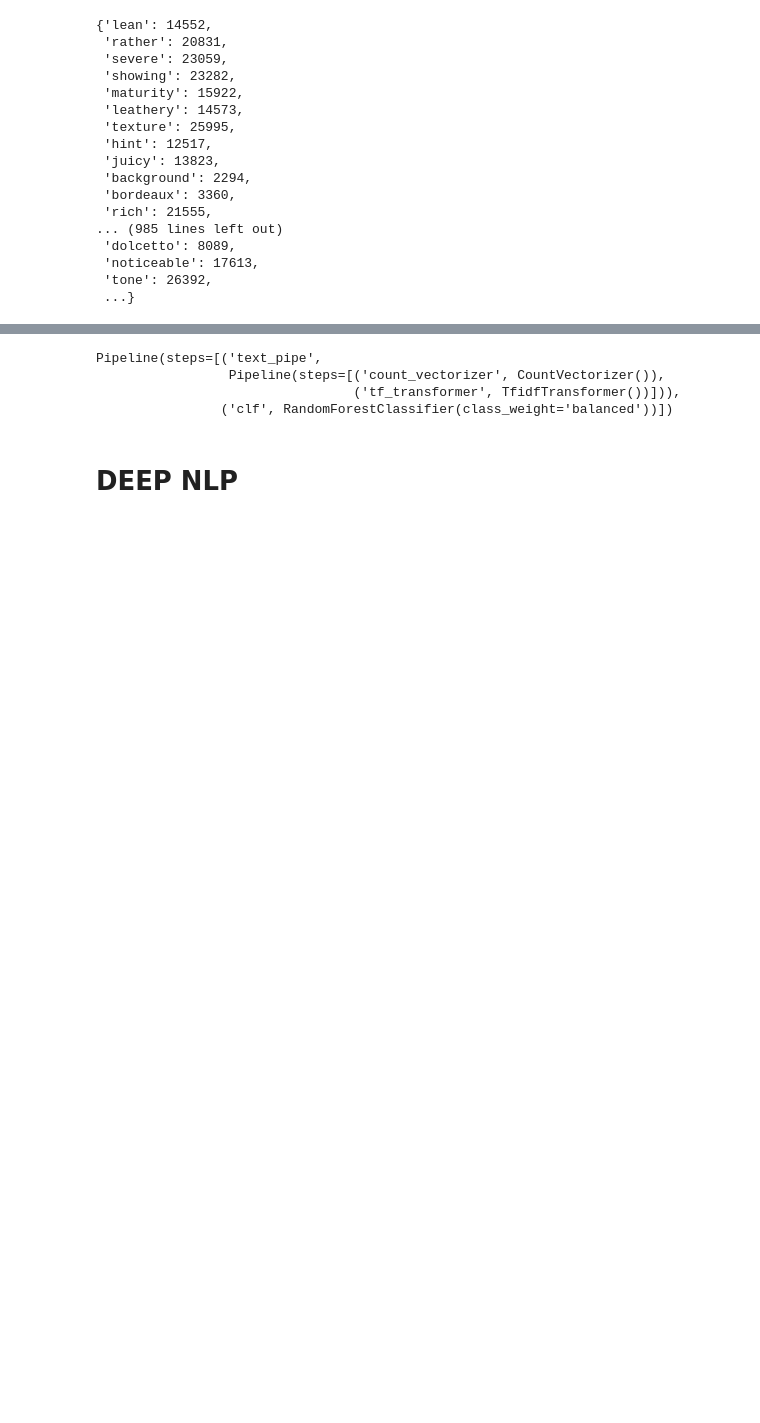
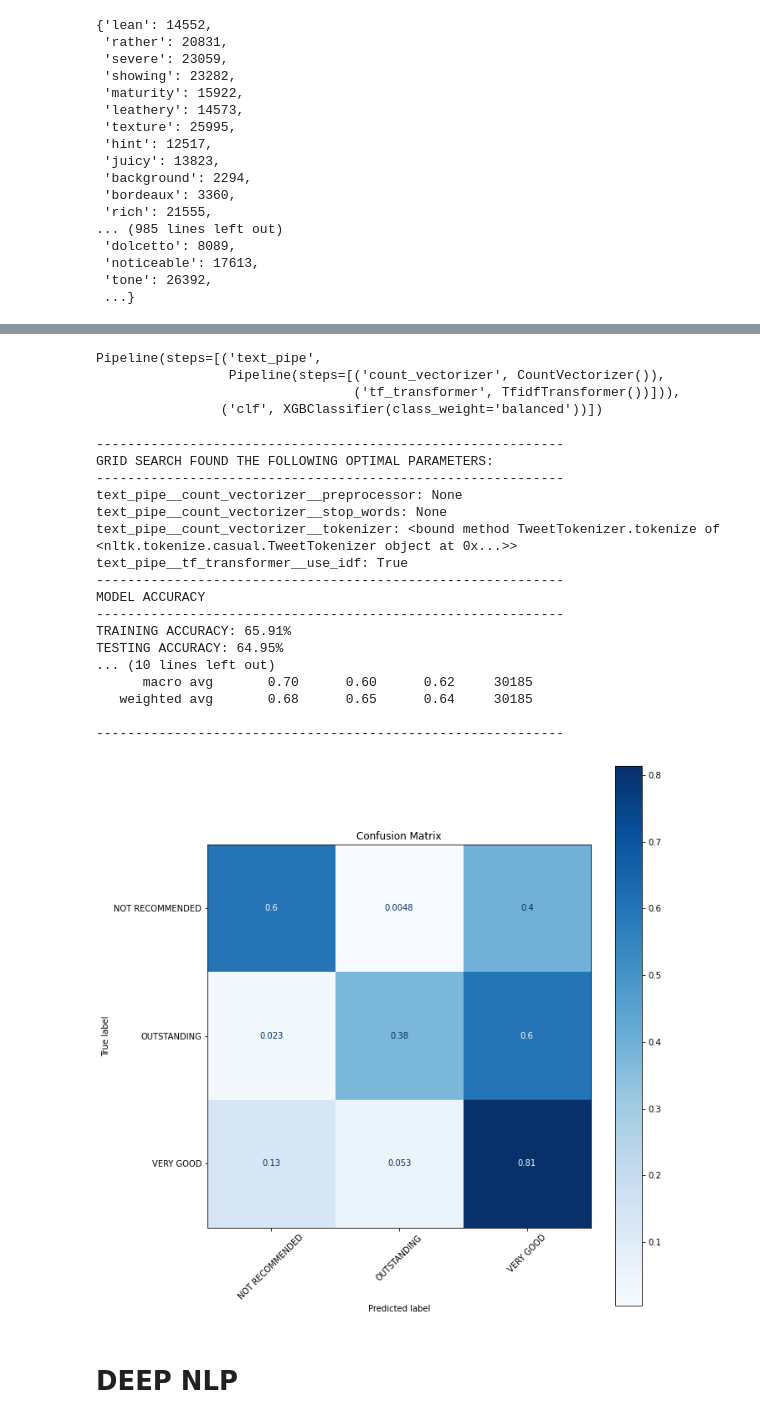
Before and after one commit to gabrieljarosi/dsc-mod-4-project-v2-1-onl01-dtsc-pt-052620, a Jupyter notebook: wine_main_notebook-Copy1.ipynb, the cells around one changed output, grey strips where cells are left out. Drawn from its saved outputs; the diff is of its cells as text; code cells hidden in the pictures; blank space fills up the shorter version.

```diff
--- a/wine_main_notebook-Copy1.ipynb
+++ b/wine_main_notebook-Copy1.ipynb
@@ -458,25 +464,44 @@ text_pipe = Pipeline(steps=[
 
 full_pipe = Pipeline(steps=[
     ('text_pipe',text_pipe),
-    ('clf',RandomForestClassifier(class_weight='balanced'))
+    ('clf',xgb.XGBClassifier(class_weight='balanced'))
 ])
 full_pipe
 # %% [output]
 Pipeline(steps=[('text_pipe',
                  Pipeline(steps=[('count_vectorizer', CountVectorizer()),
                                  ('tf_transformer', TfidfTransformer())])),
-                ('clf', RandomForestClassifier(class_weight='balanced'))])
+                ('clf', XGBClassifier(class_weight='balanced'))])
 # %%
 params = {'text_pipe__tf_transformer__use_idf':[True, False],
          'text_pipe__count_vectorizer__tokenizer':[None,tokenizer.tokenize],
           'text_pipe__count_vectorizer__preprocessor':[None,lemmatizer.lemmatize],
-         'text_pipe__count_vectorizer__stop_words':[None,stopwords_list],
-         'clf__criterion':['gini', 'entropy']}
+         'text_pipe__count_vectorizer__stop_words':[None,stopwords_list]}
+#          'clf__criterion':['gini', 'entropy']}
 
 ## Make and fit grid
-grid = GridSearchCV(full_pipe,params,cv=3)
+grid = GridSearchCV(full_pipe,params,cv=3,)
 # %%
-# model_eval(grid,X_train,y_train,X_test,y_test)
+model_eval(grid,X_train,y_train,X_test,y_test)
+# %% [output]
+------------------------------------------------------------
+GRID SEARCH FOUND THE FOLLOWING OPTIMAL PARAMETERS:
+------------------------------------------------------------
+text_pipe__count_vectorizer__preprocessor: None
+text_pipe__count_vectorizer__stop_words: None
+text_pipe__count_vectorizer__tokenizer: <bound method TweetTokenizer.tokenize of <nltk.tokenize.casual.TweetTokenizer object at 0x...>>
+text_pipe__tf_transformer__use_idf: True
+------------------------------------------------------------
+MODEL ACCURACY
+------------------------------------------------------------
+TRAINING ACCURACY: 65.91%
+TESTING ACCURACY: 64.95%
+... (10 lines left out)
+      macro avg       0.70      0.60      0.62     30185
+   weighted avg       0.68      0.65      0.64     30185
+
+------------------------------------------------------------
+[figure, added]
 # %% [markdown]
 # DEEP NLP
 # %%
```
Also changed, not shown: parts of 16 cells of this notebook, 6 other files.
